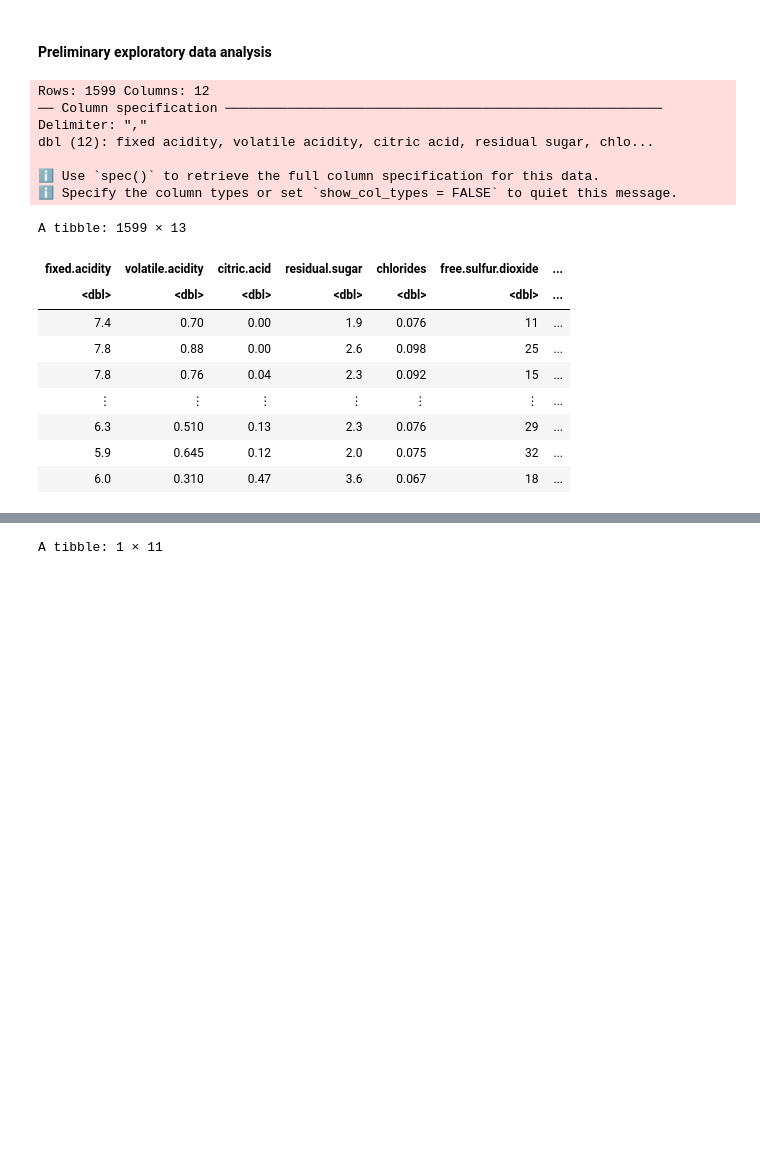
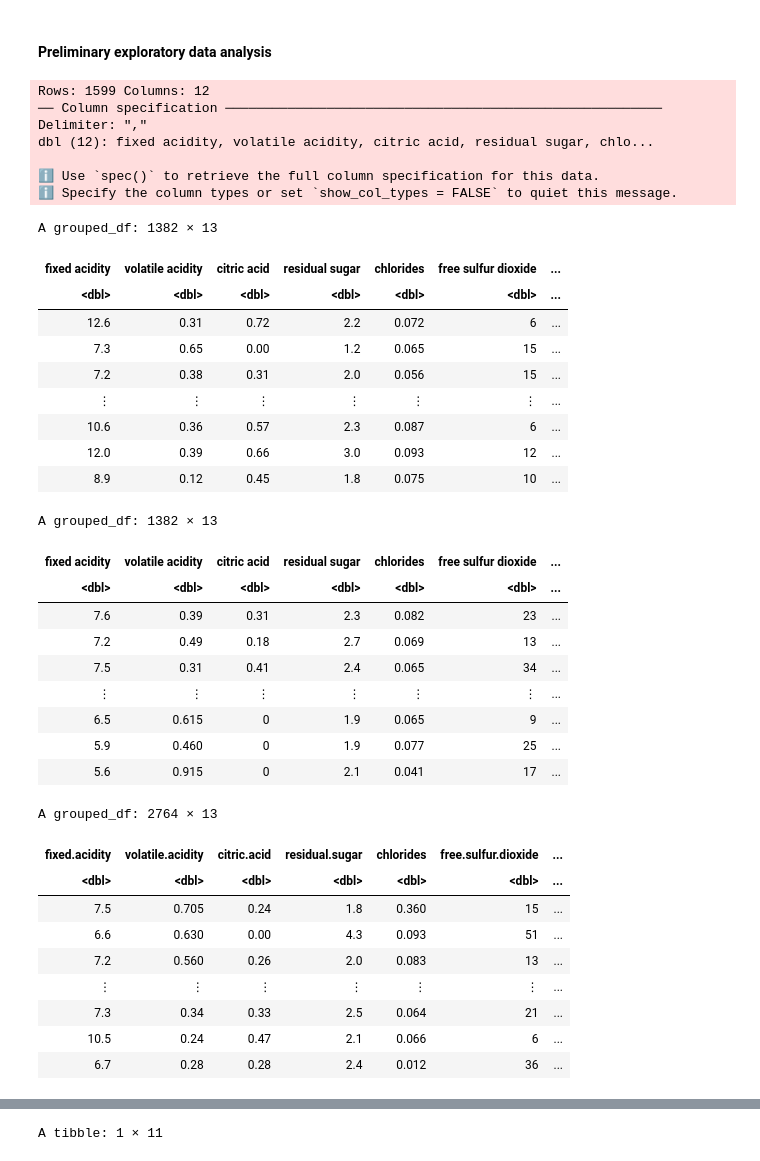
Before and after one commit to man-on-wire/Vinho-Verde, a Jupyter notebook: Written Proposal.ipynb, the cells around one changed output, grey strips where cells are left out. Cells and saved outputs as stored; diff of their text form; code cells hidden in the pictures; blank space fills up the shorter version.

```diff
--- a/Written Proposal.ipynb
+++ b/Written Proposal.ipynb
@@ -23,29 +23,63 @@ library(rsample)
 # %%
 options(repr.matrix.max.rows = 6)
 red_wine <- read_csv("data/winequality-red.csv")|>
     mutate(new_quality = ifelse(quality < 6.5, 0, 1)) |>
     mutate(new_quality = as_factor(new_quality))
 
+red_wine <- red_wine |>
+    group_by(new_quality) |>
+    slice_sample(n = max(table(red_wine$new_quality)), replace = TRUE)
+
+num_good <- red_wine_upsampled |>
+    filter(new_quality == 1)
+
+num_good
+
+num_bad <- red_wine_upsampled |>
+    filter(new_quality == 0)
+
+num_bad
+
 colnames(red_wine) <- make.names(colnames(red_wine))
 red_wine
 # %% [output]
 Rows: 1599 Columns: 12
 ── Column specification ────────────────────────────────────────────────────────
 Delimiter: ","
 dbl (12): fixed acidity, volatile acidity, citric acid, residual sugar, chlo...
 
 ℹ Use `spec()` to retrieve the full column specification for this data.
 ℹ Specify the column types or set `show_col_types = FALSE` to quiet this message.
-A tibble: 1599 × 13
+A grouped_df: 1382 × 13
-| fixed.acidity | volatile.acidity | citric.acid | residual.sugar | chlorides | free.sulfur.dioxide | ... |
+| fixed acidity | volatile acidity | citric acid | residual sugar | chlorides | free sulfur dioxide | ... |
 | <dbl> | <dbl> | <dbl> | <dbl> | <dbl> | <dbl> | ... |
-| 7.4 | 0.70 | 0.00 | 1.9 | 0.076 | 11 | ... |
-| 7.8 | 0.88 | 0.00 | 2.6 | 0.098 | 25 | ... |
-| 7.8 | 0.76 | 0.04 | 2.3 | 0.092 | 15 | ... |
+| 12.6 | 0.31 | 0.72 | 2.2 | 0.072 | 6 | ... |
+| 7.3 | 0.65 | 0.00 | 1.2 | 0.065 | 15 | ... |
+| 7.2 | 0.38 | 0.31 | 2.0 | 0.056 | 15 | ... |
 | ⋮ | ⋮ | ⋮ | ⋮ | ⋮ | ⋮ | ... |
-| 6.3 | 0.510 | 0.13 | 2.3 | 0.076 | 29 | ... |
-| 5.9 | 0.645 | 0.12 | 2.0 | 0.075 | 32 | ... |
-| 6.0 | 0.310 | 0.47 | 3.6 | 0.067 | 18 | ... |
+| 10.6 | 0.36 | 0.57 | 2.3 | 0.087 | 6 | ... |
+| 12.0 | 0.39 | 0.66 | 3.0 | 0.093 | 12 | ... |
+| 8.9 | 0.12 | 0.45 | 1.8 | 0.075 | 10 | ... |
+A grouped_df: 1382 × 13
+| fixed acidity | volatile acidity | citric acid | residual sugar | chlorides | free sulfur dioxide | ... |
+| <dbl> | <dbl> | <dbl> | <dbl> | <dbl> | <dbl> | ... |
+| 7.6 | 0.39 | 0.31 | 2.3 | 0.082 | 23 | ... |
+| 7.2 | 0.49 | 0.18 | 2.7 | 0.069 | 13 | ... |
+| 7.5 | 0.31 | 0.41 | 2.4 | 0.065 | 34 | ... |
+| ⋮ | ⋮ | ⋮ | ⋮ | ⋮ | ⋮ | ... |
+| 6.5 | 0.615 | 0 | 1.9 | 0.065 | 9 | ... |
+| 5.9 | 0.460 | 0 | 1.9 | 0.077 | 25 | ... |
+| 5.6 | 0.915 | 0 | 2.1 | 0.041 | 17 | ... |
+A grouped_df: 2764 × 13
+| fixed.acidity | volatile.acidity | citric.acid | residual.sugar | chlorides | free.sulfur.dioxide | ... |
+| <dbl> | <dbl> | <dbl> | <dbl> | <dbl> | <dbl> | ... |
+| 7.5 | 0.705 | 0.24 | 1.8 | 0.360 | 15 | ... |
+| 6.6 | 0.630 | 0.00 | 4.3 | 0.093 | 51 | ... |
+| 7.2 | 0.560 | 0.26 | 2.0 | 0.083 | 13 | ... |
+| ⋮ | ⋮ | ⋮ | ⋮ | ⋮ | ⋮ | ... |
+| 7.3 | 0.34 | 0.33 | 2.5 | 0.064 | 21 | ... |
+| 10.5 | 0.24 | 0.47 | 2.1 | 0.066 | 6 | ... |
+| 6.7 | 0.28 | 0.28 | 2.4 | 0.012 | 36 | ... |
 # %%
 red_wine_split <- initial_split(red_wine, prop = 0.75, strata = quality)
 red_wine_train <- training(red_wine_split)
```
Also changed, not shown: parts of 2 cells of this notebook.
